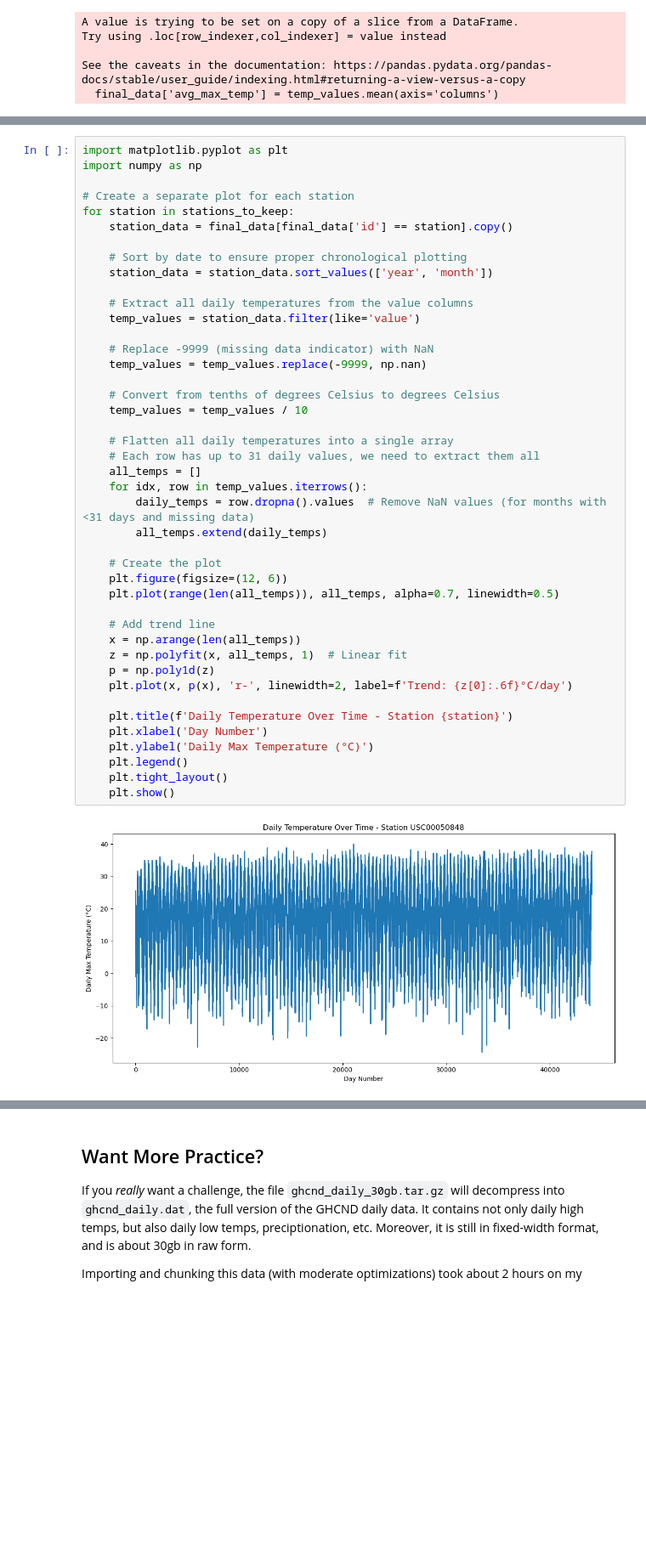
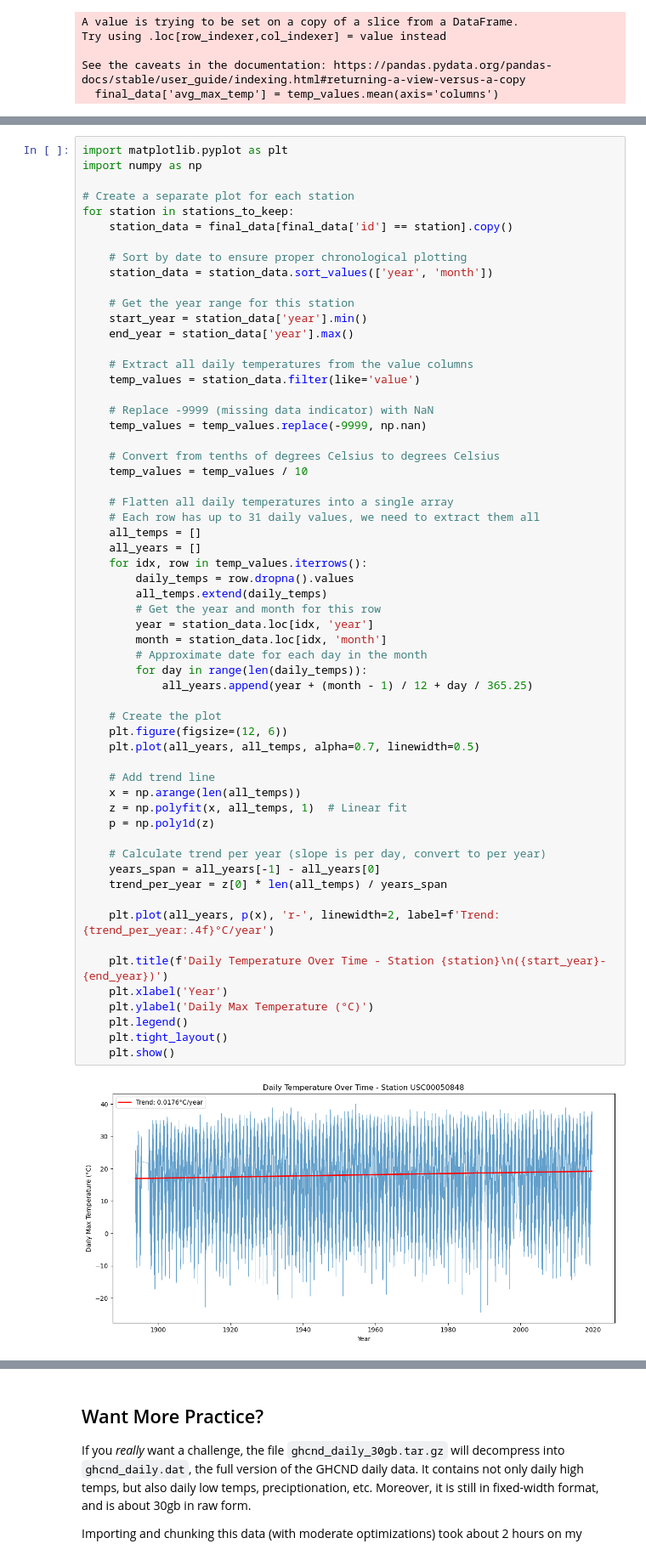
Before and after one commit to matthewtfischer/october-21, a Jupyter notebook: exercise_bigdata.ipynb, the cells around one changed output, grey strips where cells are left out. Shown: that part at 85% size. Drawn from its saved outputs; the diff is of its cells as text; blank space fills up the shorter version.

```diff
--- a/exercise_bigdata.ipynb
+++ b/exercise_bigdata.ipynb
@@ -215,38 +215,54 @@ for station in stations_to_keep:
 
     # Sort by date to ensure proper chronological plotting
     station_data = station_data.sort_values(['year', 'month'])
+
+    # Get the year range for this station
+    start_year = station_data['year'].min()
+    end_year = station_data['year'].max()
 
     # Extract all daily temperatures from the value columns
     temp_values = station_data.filter(like='value')
 
     # Replace -9999 (missing data indicator) with NaN
     temp_values = temp_values.replace(-9999, np.nan)
 
     # Convert from tenths of degrees Celsius to degrees Celsius
     temp_values = temp_values / 10
 
     # Flatten all daily temperatures into a single array
     # Each row has up to 31 daily values, we need to extract them all
     all_temps = []
+    all_years = []
     for idx, row in temp_values.iterrows():
-        daily_temps = row.dropna().values  # Remove NaN values (for months with <31 days and missing data)
+        daily_temps = row.dropna().values
         all_temps.extend(daily_temps)
+        # Get the year and month for this row
+        year = station_data.loc[idx, 'year']
+        month = station_data.loc[idx, 'month']
+        # Approximate date for each day in the month
+        for day in range(len(daily_temps)):
+            all_years.append(year + (month - 1) / 12 + day / 365.25)
 
     # Create the plot
     plt.figure(figsize=(12, 6))
-    plt.plot(range(len(all_temps)), all_temps, alpha=0.7, linewidth=0.5)
+    plt.plot(all_years, all_temps, alpha=0.7, linewidth=0.5)
 
     # Add trend line
     x = np.arange(len(all_temps))
     z = np.polyfit(x, all_temps, 1)  # Linear fit
     p = np.poly1d(z)
-    plt.plot(x, p(x), 'r-', linewidth=2, label=f'Trend: {z[0]:.6f}°C/day')
 
-    plt.title(f'Daily Temperature Over Time - Station {station}')
-    plt.xlabel('Day Number')
+    # Calculate trend per year (slope is per day, convert to per year)
+    years_span = all_years[-1] - all_years[0]
+    trend_per_year = z[0] * len(all_temps) / years_span
+
+    plt.plot(all_years, p(x), 'r-', linewidth=2, label=f'Trend: {trend_per_year:.4f}°C/year')
+
+    plt.title(f'Daily Temperature Over Time - Station {station}\n({start_year}-{end_year})')
+    plt.xlabel('Year')
     plt.ylabel('Daily Max Temperature (°C)')
     plt.legend()
     plt.tight_layout()
     plt.show()
 # %% [output]
-[figure, old version]
+[figure, new version]
```
Also changed, not shown: parts of 1 cell of this notebook.
